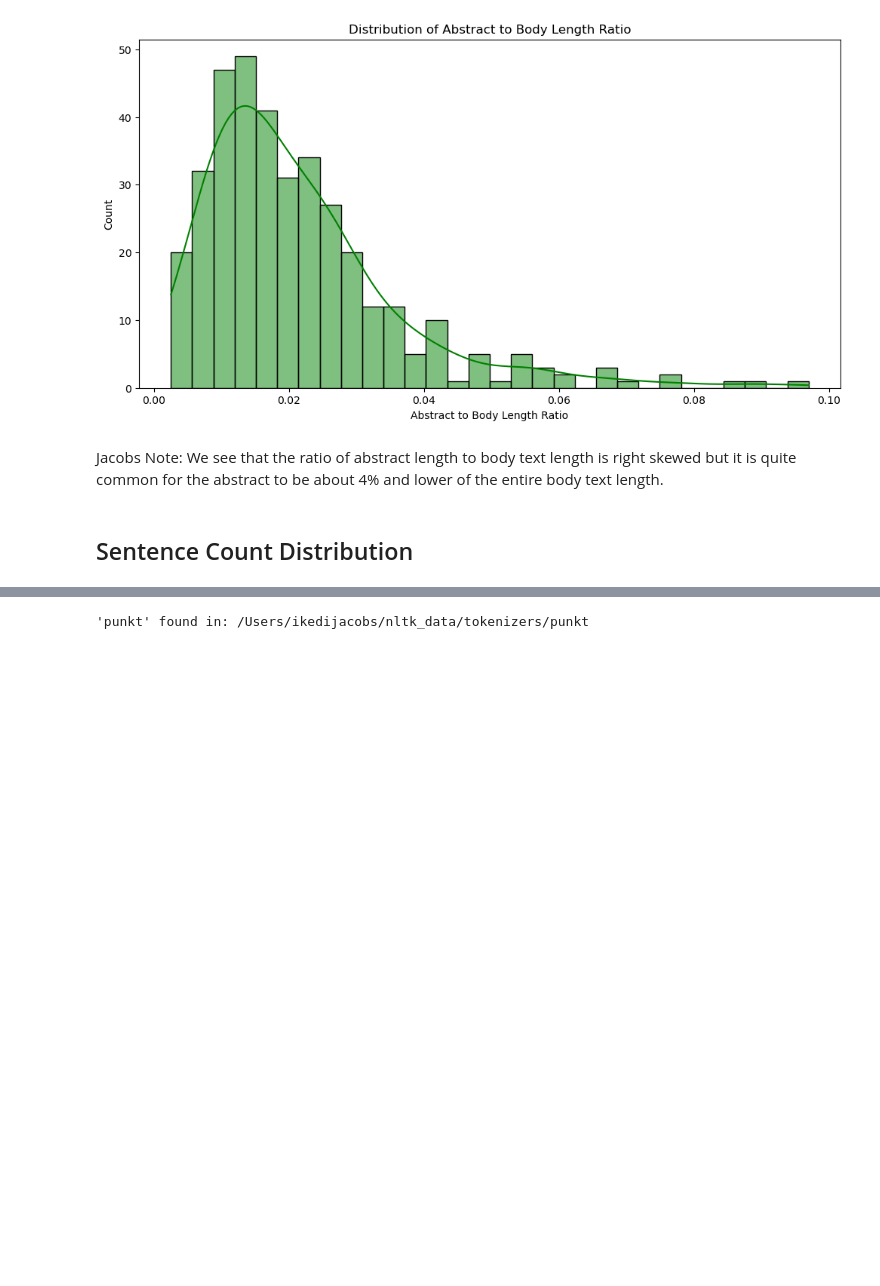
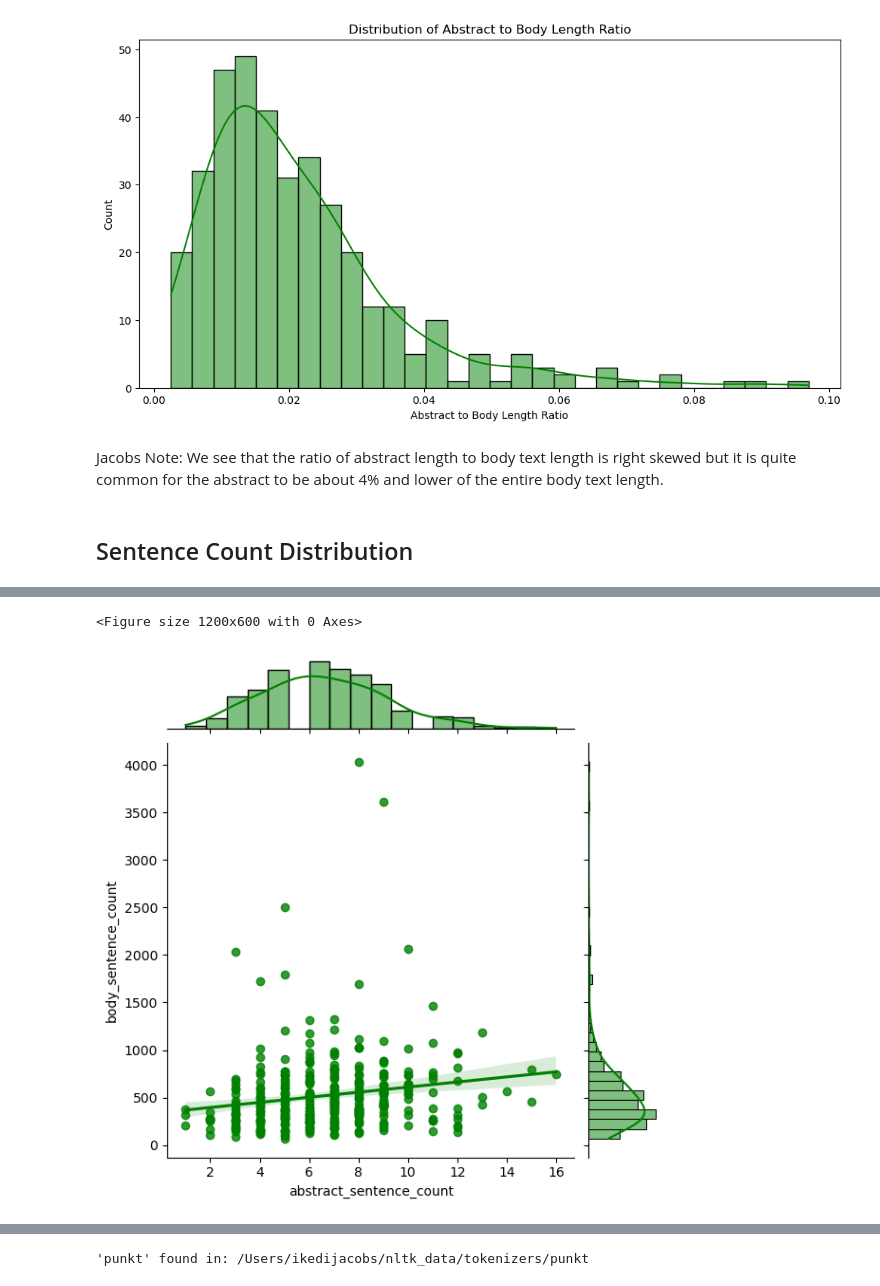
Before and after one commit to pineappleflavour/masters-thesis, a Jupyter notebook: data_analysis.ipynb, the cells around one changed output, grey strips where cells are left out. Drawn from its saved outputs; the diff is of its cells as text; code cells hidden in the pictures; blank space fills up the shorter version.

```diff
--- a/data_analysis.ipynb
+++ b/data_analysis.ipynb
@@ -292,0 +331,8 @@ nltk.__version__
+# %%
+# Compare the abstract sentence count with the body sentence count
+plt.figure(figsize = (12, 6))
+sns.jointplot(data = data, x = 'abstract_sentence_count', y = 'body_sentence_count', kind = 'reg', color = 'green')
+plt.show()
+# %% [output]
+<Figure size 1200x600 with 0 Axes>
+[figure, added]
```
Also changed, not shown: parts of 56 cells of this notebook.
